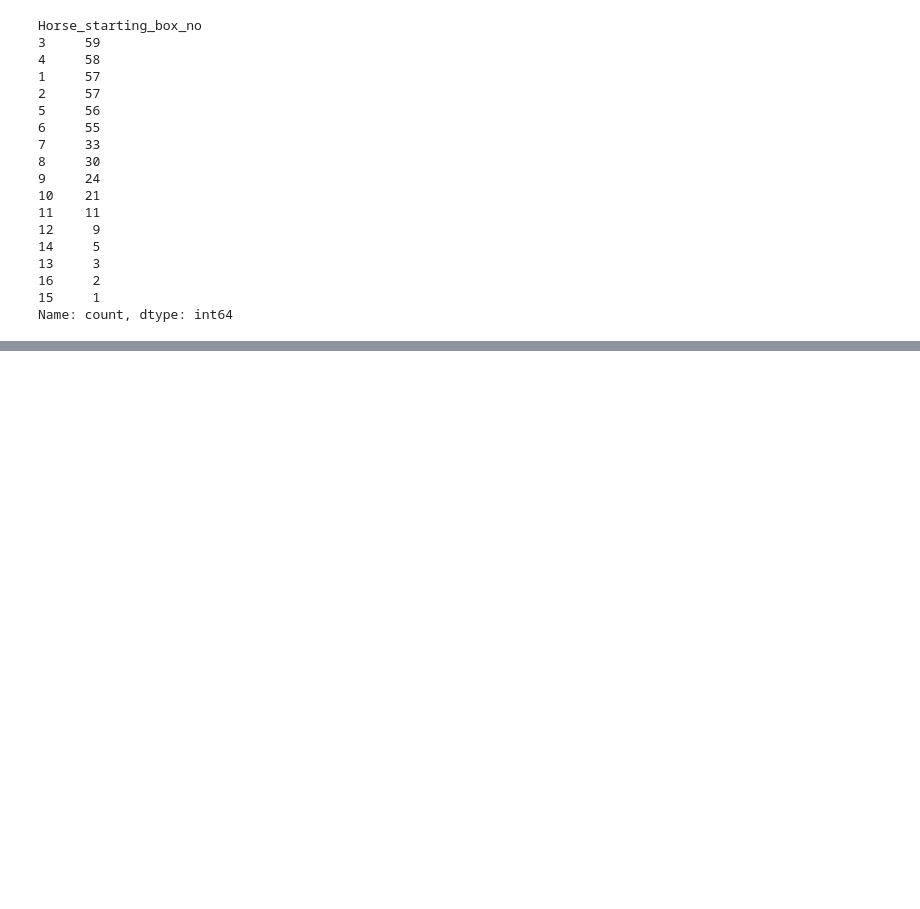
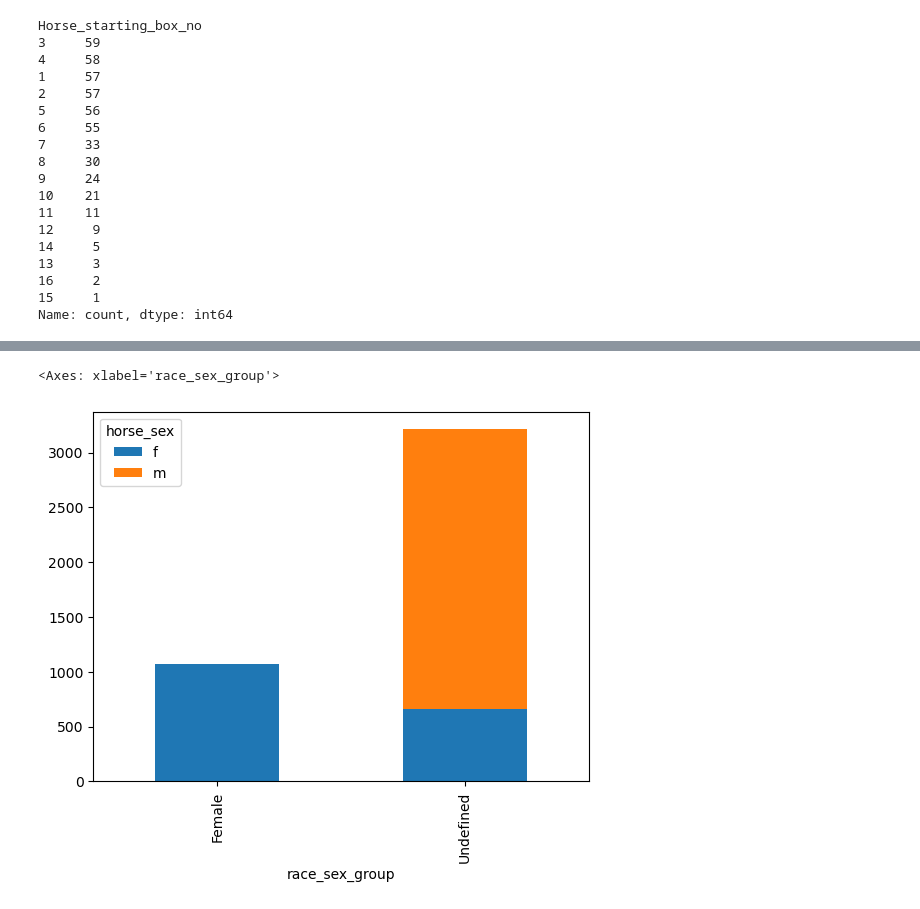
Before and after one commit to moonsunkey/Project-1, a Jupyter notebook: horseraceblee.ipynb, the cells around one changed output, grey strips where cells are left out. Saved outputs shown, nothing was run; the diff lists cells and outputs as text; code cells hidden in the pictures; blank space fills up the shorter version.

```diff
--- a/horseraceblee.ipynb
+++ b/horseraceblee.ipynb
@@ -240,0 +203,6 @@ base_url='https://api.geoapify.com.v1/geocode/search'
+# %%
+clean_df.pivot_table(columns='horse_sex', index='race_sex_group', aggfunc='size') \
+        .plot(kind='bar', stacked=True)
+# %% [output]
+<Axes: xlabel='race_sex_group'>
+[figure, added]
```
Also changed, not shown: parts of 17 cells of this notebook.
